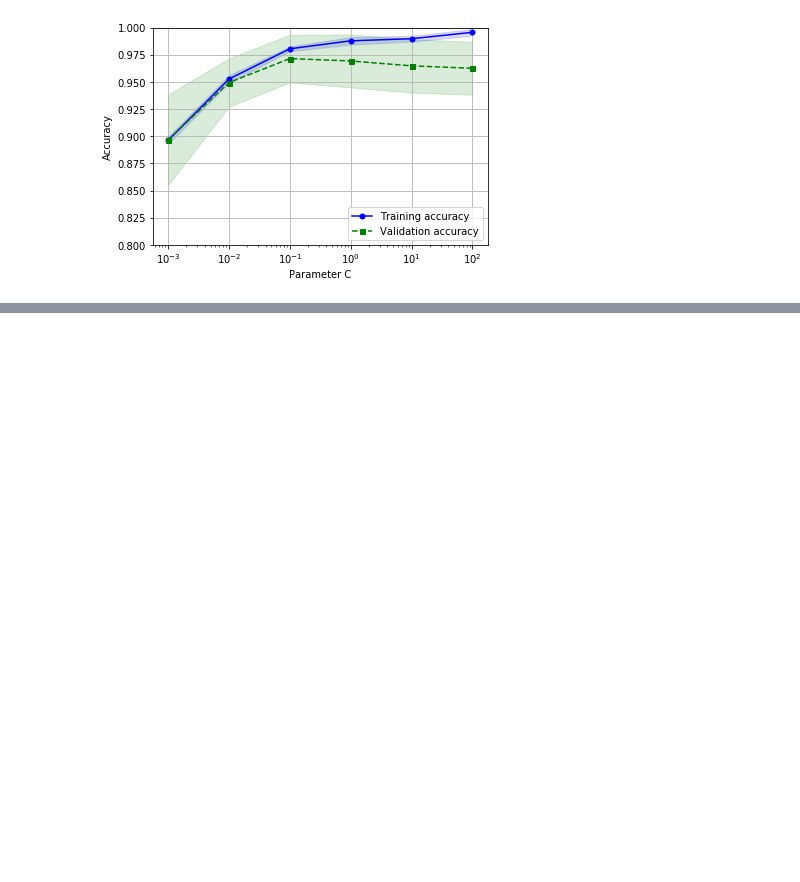
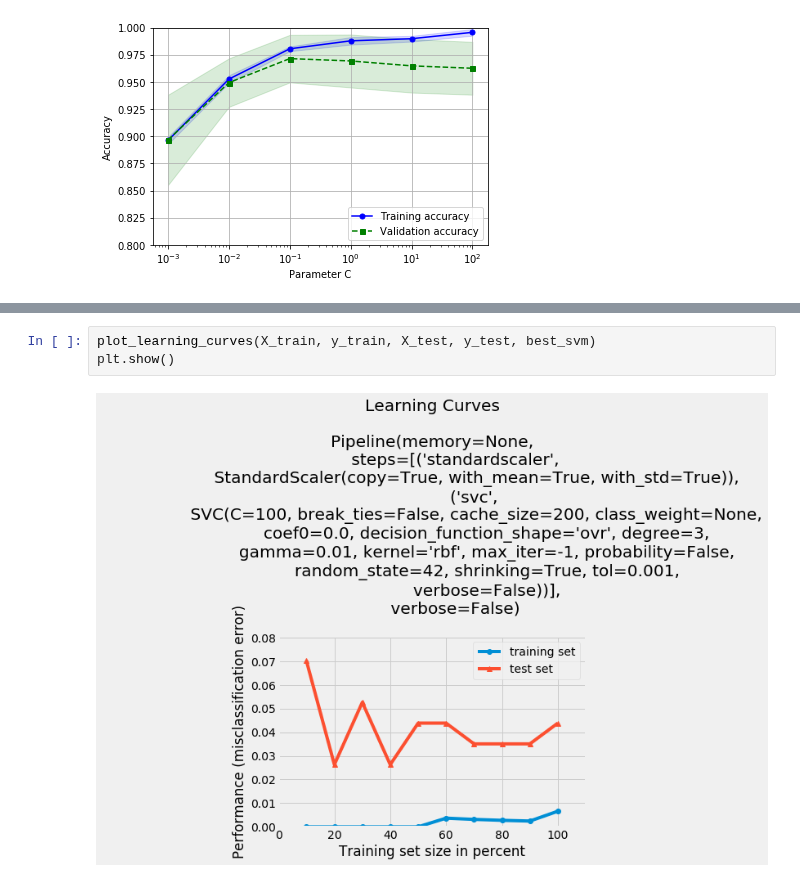
Before and after one commit to sergiovasquez122/CECS-456, a Jupyter notebook: Model_Evaluation_and_Hyperparameter_tuning.ipynb, the cells around one changed output, grey strips where cells are left out. Drawn from its saved outputs; the diff is of its cells as text; blank space fills up the shorter version.

```diff
--- a/Model_Evaluation_and_Hyperparameter_tuning.ipynb
+++ b/Model_Evaluation_and_Hyperparameter_tuning.ipynb
@@ -188,0 +249,5 @@ plt.show()
+# %%
+plot_learning_curves(X_train, y_train, X_test, y_test, best_svm)
+plt.show()
+# %% [output]
+[figure, added]
```
Also changed, not shown: parts of 13 cells of this notebook.
